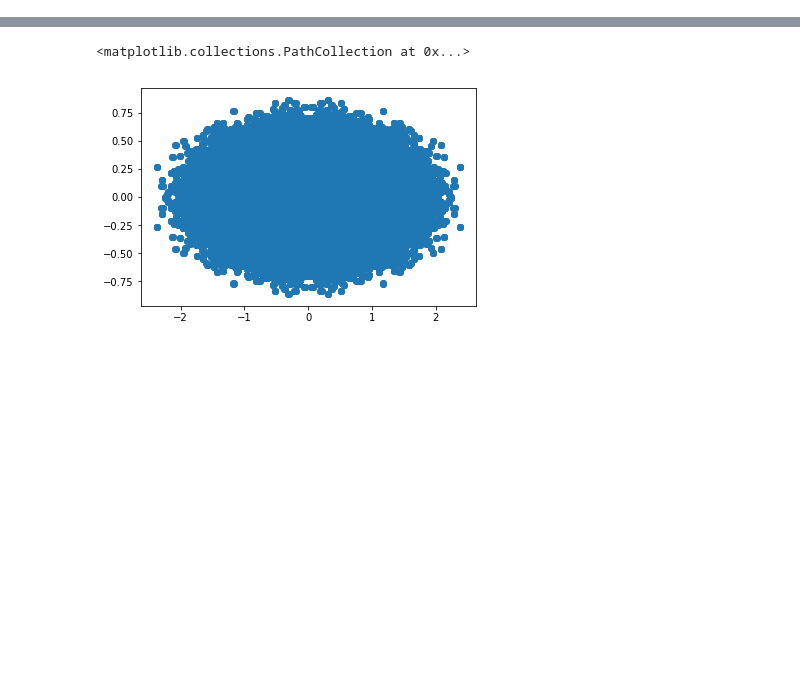
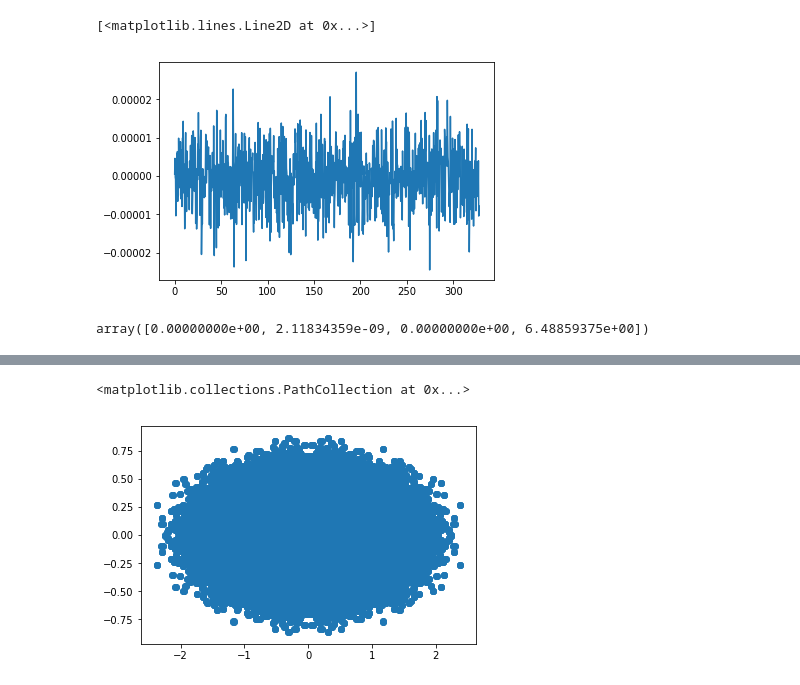
Before and after one commit to ratnania/mhd, a Jupyter notebook: 02_HybridModelling/HyCho_interactive.ipynb, the cells around one changed output, grey strips where cells are left out. Saved outputs shown, nothing was run; the diff lists cells and outputs as text; code cells hidden in the pictures; blank space fills up the shorter version.

```diff
--- a/02_HybridModelling/HyCho_interactive.ipynb
+++ b/02_HybridModelling/HyCho_interactive.ipynb
@@ -733,0 +740,9 @@ time for solving linear system: 0.0009264945983886719
+# %%
+plt.plot(zplot, test.dot(bx))
+# %% [output]
+[<matplotlib.lines.Line2D at 0x...>]
+[figure, added]
+# %%
+energies
+# %% [output]
+array([0.00000000e+00, 2.11834359e-09, 0.00000000e+00, 6.48859375e+00])
```
Also changed, not shown: parts of 17 cells of this notebook, 2 other files.
